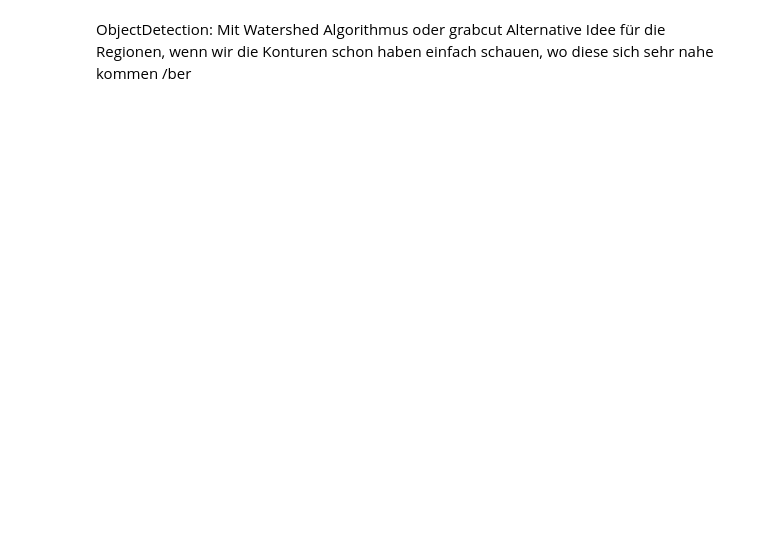
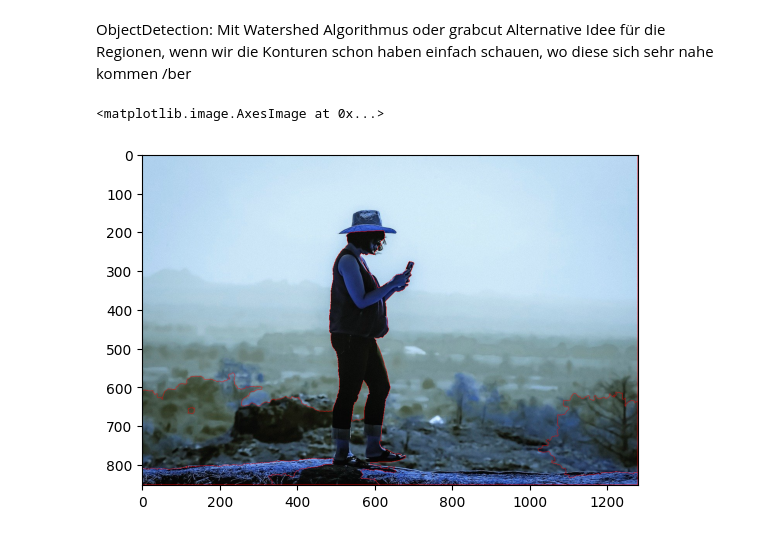
Before and after one commit to uol-mediaprocessing-2023-2024-classroom/project-line-art, a Jupyter notebook: dokumentary/ObjectDetection.ipynb, the cells around one changed output. Saved outputs shown, nothing was run; the diff lists cells and outputs as text; code cells hidden in the pictures; blank space fills up the shorter version.

```diff
--- a/dokumentary/ObjectDetection.ipynb
+++ b/dokumentary/ObjectDetection.ipynb
@@ -9,7 +9,7 @@ import cv2
 import numpy as np
 from matplotlib import pyplot as plt
 
-image_path = 'pictures/girl.jpg'
+image_path = 'pictures/woman.jpg'
 
 # Read the input image
 image = cv2.imread(image_path)
@@ -19,37 +19,37 @@ gray = cv2.cvtColor(image, cv2.COLOR_BGR2GRAY)
 ret, thresh = cv2.threshold(gray, 0, 255, cv2.THRESH_BINARY_INV + cv2.THRESH_OTSU)
 
 # Noise removal using morphological operations
 kernel = np.ones((3, 3), np.uint8)
 opening = cv2.morphologyEx(thresh, cv2.MORPH_OPEN, kernel, iterations=2)
 
 # Sure background area
 sure_bg = cv2.dilate(opening, kernel, iterations=3)
 
 # Finding sure foreground area
 dist_transform = cv2.distanceTransform(opening, cv2.DIST_L2, 5)
 ret, sure_fg = cv2.threshold(dist_transform, 0.7 * dist_transform.max(), 255, 0)
 
 # Finding unknown region
 sure_fg = np.uint8(sure_fg)
 unknown = cv2.subtract(sure_bg, sure_fg)
 
 # Marker labelling
 ret, markers = cv2.connectedComponents(sure_fg)
 
  # Add one to all labels so that sure background is not 0 but 1
 markers = markers + 1
 
  # Mark the region of unknown with 0
 markers[unknown == 255] = 0
 
 # Apply watershed algorithm
 cv2.watershed(image, markers)
 image[markers == -1] = [255, 0, 0]  # Mark segmented regions in red
 
-# Display the result
-cv2.imshow('Segmented Image', image)
-cv2.waitKey(0)
-cv2.destroyAllWindows()
+plt.imshow(image)
+# %% [output]
+<matplotlib.image.AxesImage at 0x...>
+[figure, added]
 # %%
 import cv2
 import numpy as np
```
Also changed, not shown: parts of 4 cells of this notebook, 2 other files.
